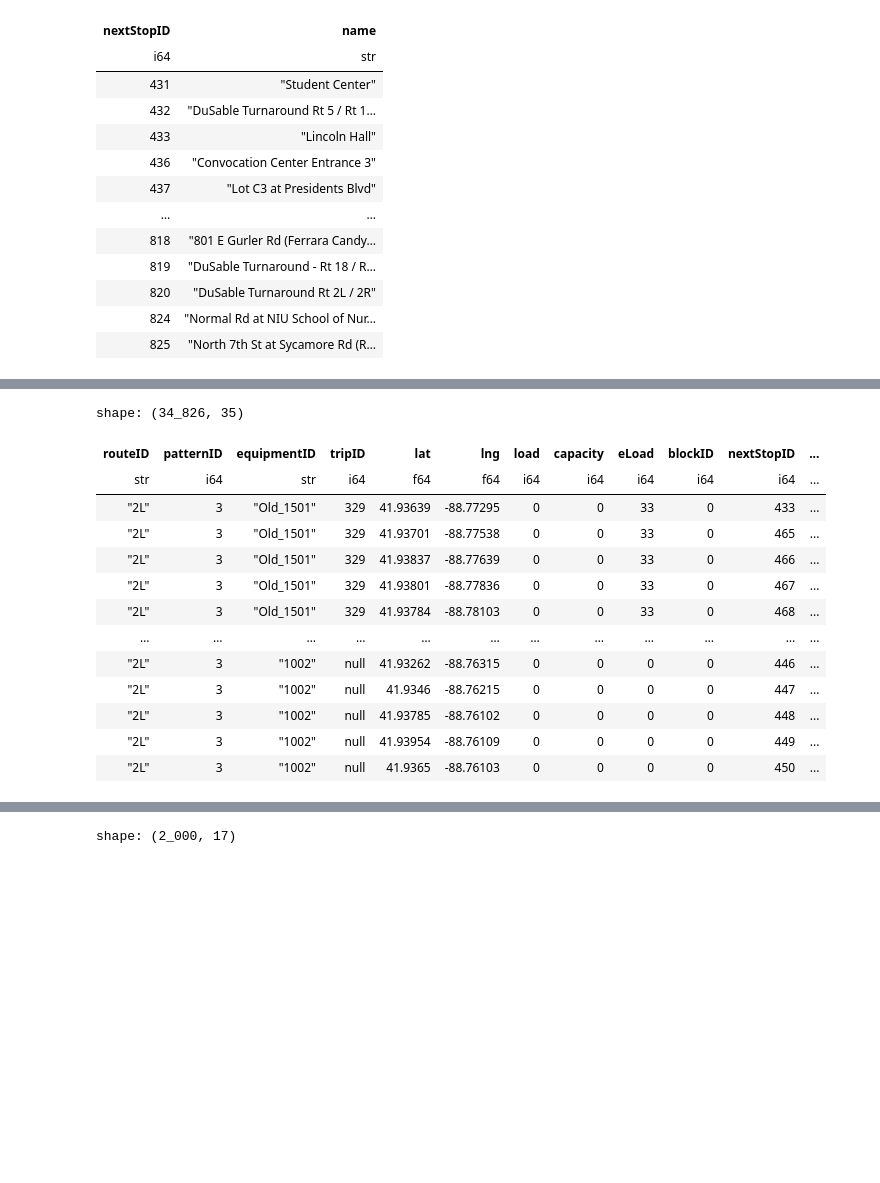
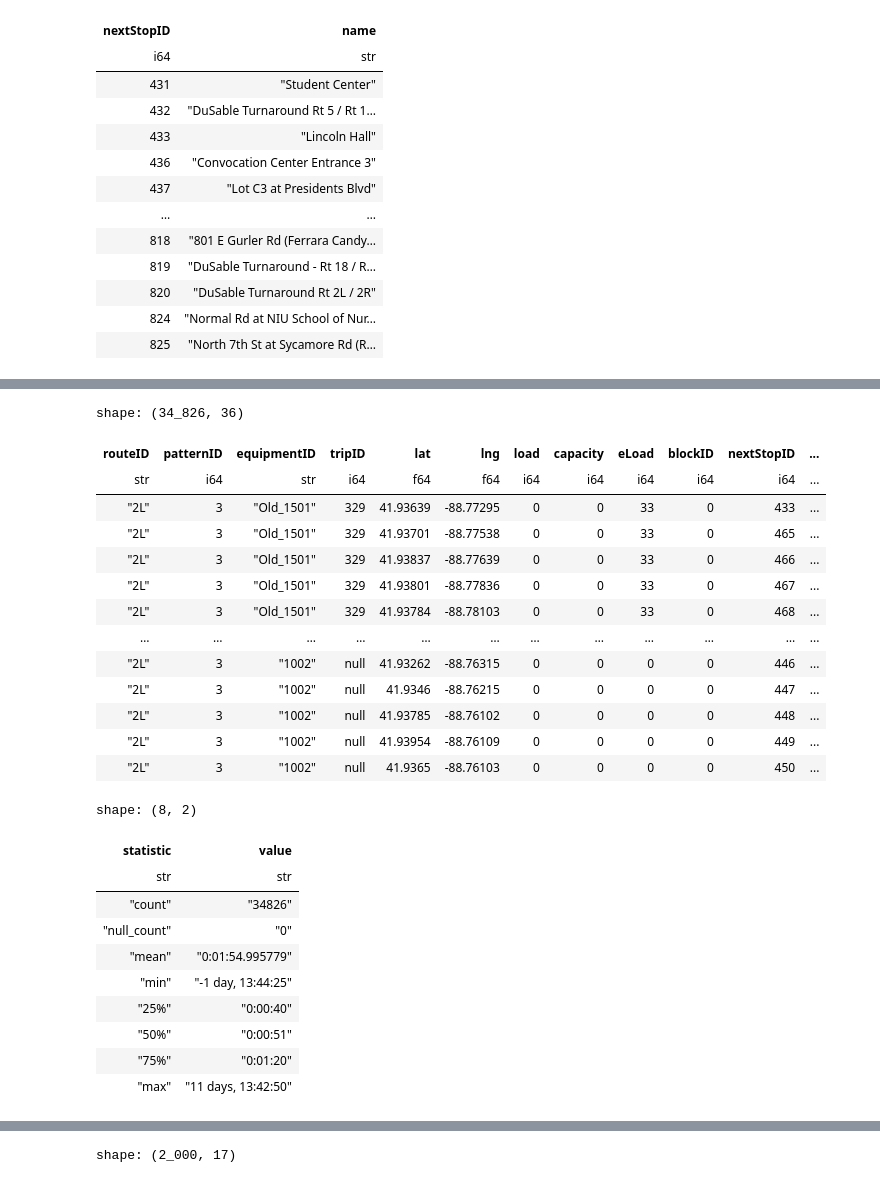
Before and after one commit to shaivilp/Research-Rookies, a Jupyter notebook: data_visualization/predictions.ipynb, the cells around one changed output, grey strips where cells are left out. Drawn from its saved outputs; the diff is of its cells as text; code cells hidden in the pictures; blank space fills up the shorter version.

```diff
--- a/data_visualization/predictions.ipynb
+++ b/data_visualization/predictions.ipynb
@@ -207,9 +206,18 @@ subset = subset.with_columns(
     )
 ).filter(pl.col("nextToLast"))
 
+subset = subset.with_columns(
+    pl.when(pl.col("timeDiff") > pl.duration(hours=12))
+    .then(pl.col("timeDiff") - pl.duration(hours=24))
+    .when(pl.col("timeDiff") < pl.duration(hours=-12))
+    .then(pl.col("timeDiff") + pl.duration(hours=24))
+    .otherwise(pl.col("timeDiff"))
+    .alias("adjusted_diff")
+)
+
 subset
 # %% [output]
-shape: (34_826, 35)
+shape: (34_826, 36)
 | routeID | patternID | equipmentID | tripID | lat | lng | load | capacity | eLoad | blockID | nextStopID | ... |
 | str | i64 | str | i64 | f64 | f64 | i64 | i64 | i64 | i64 | i64 | ... |
 | "2L" | 3 | "Old_1501" | 329 | 41.93639 | -88.77295 | 0 | 0 | 33 | 0 | 433 | ... |
@@ -223,3 +231,17 @@ shape: (34_826, 35)
 | "2L" | 3 | "1002" | null | 41.93785 | -88.76102 | 0 | 0 | 0 | 0 | 448 | ... |
 | "2L" | 3 | "1002" | null | 41.93954 | -88.76109 | 0 | 0 | 0 | 0 | 449 | ... |
 | "2L" | 3 | "1002" | null | 41.9365 | -88.76103 | 0 | 0 | 0 | 0 | 450 | ... |
+# %%
+subset['adjusted_diff'].describe()
+# %% [output]
+shape: (8, 2)
+| statistic | value |
+| str | str |
+| "count" | "34826" |
+| "null_count" | "0" |
+| "mean" | "0:01:54.995779" |
+| "min" | "-1 day, 13:44:25" |
+| "25%" | "0:00:40" |
+| "50%" | "0:00:51" |
+| "75%" | "0:01:20" |
+| "max" | "11 days, 13:42:50" |
```
Also changed, not shown: parts of 7 cells of this notebook.
